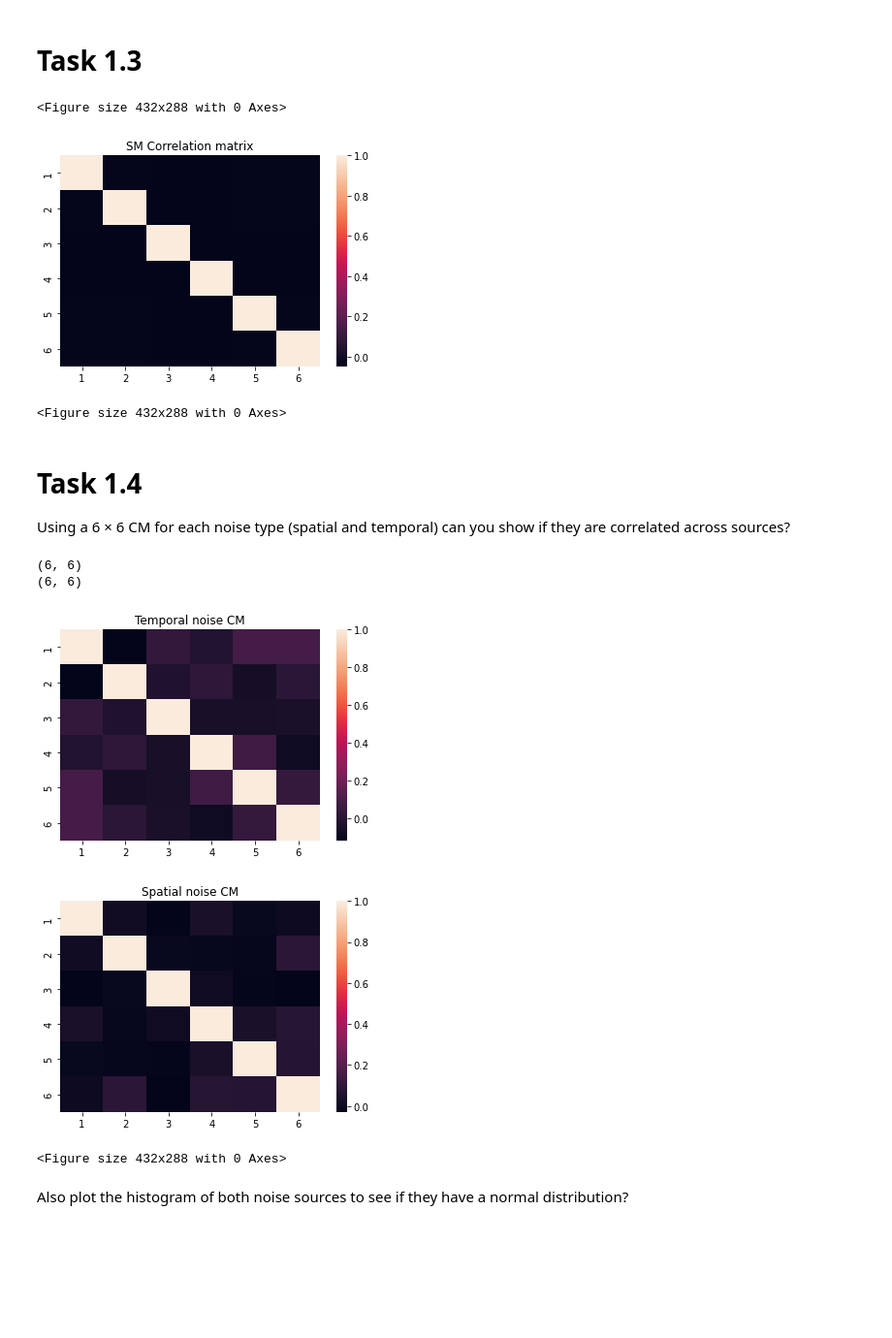
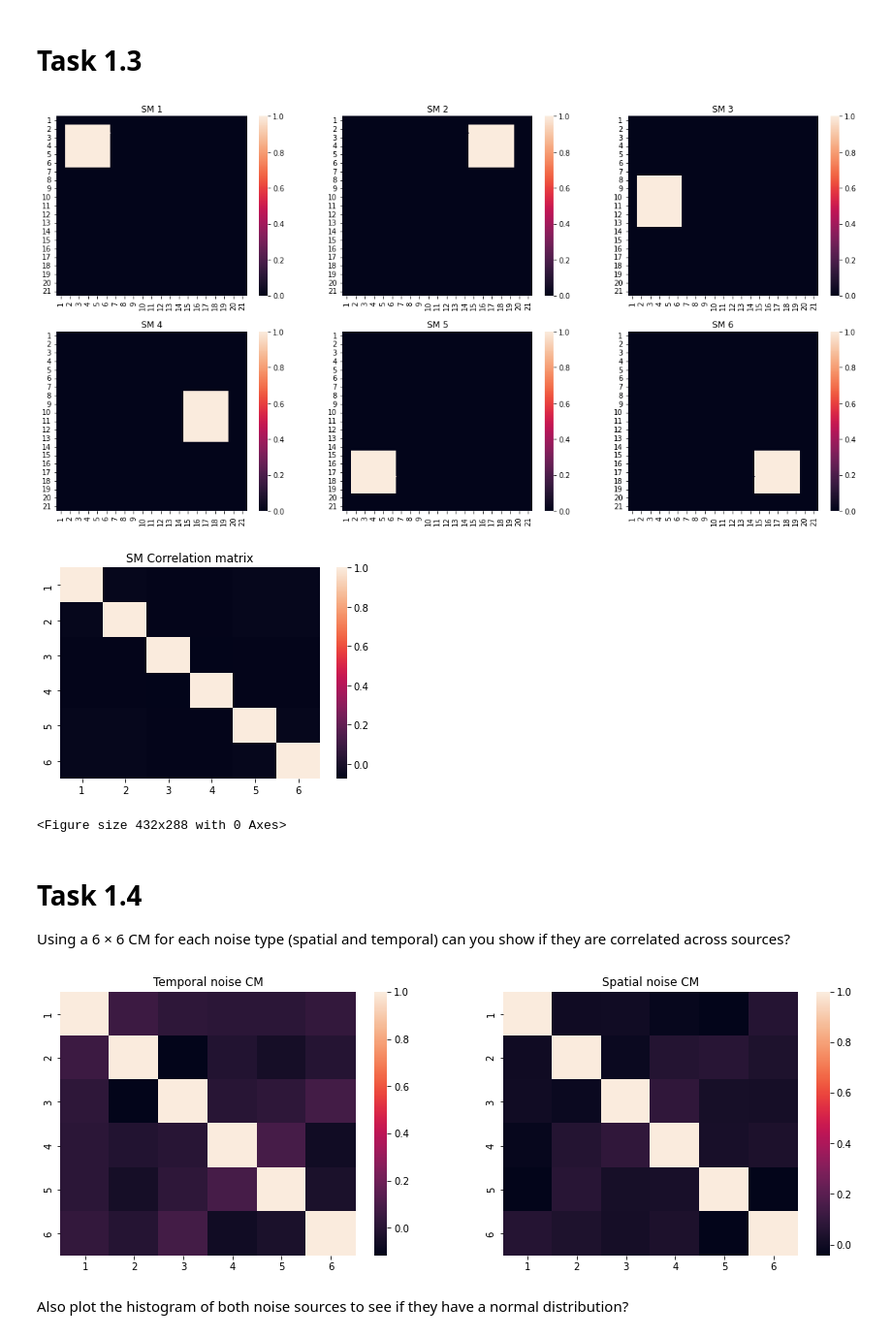
Before and after one commit to TonstarHipHop/MAST30034_Ass1, a Jupyter notebook: Q1.ipynb, the cells around one changed output. Shown: that part at 97% size. Drawn from its saved outputs; the diff is of its cells as text; code cells hidden in the pictures; blank space fills up the shorter version.

```diff
--- a/Q1.ipynb
+++ b/Q1.ipynb
@@ -80,23 +97,34 @@ Text(0.5, 1.0, 'TC Correlation matrix')
 vert_slices = {0: [2, 6], 1: [2, 6], 2:[8,13], 3:[8,13], 4:[15,19], 5:[15,19]}
 hor_slices = {0: [2, 6], 1: [15, 19], 2:[2,6], 3:[15,19], 4:[2,6], 5:[15,19]}
 
-tmpSM = []
+SM = []
 
+fig, axs = plt.subplots(2, 3, figsize=(20,10))
 for j in range(0,6):
     tmpA = np.zeros((21,21))
-    vert = [index-1 for index in vert_slices[j]]
-    hor = [index-1 for index in hor_slices[j]]
+    vert = vert_slices[j]
+    hor = hor_slices[j]
 
-    tmpA[vert[0]:vert[1], hor[0]:hor[1]] = 1
-    tmpSM.append(tmpA.flatten(order='F'))
-    sns.heatmap(tmpA, yticklabels=range(1,22), xticklabels=range(1,22))
+    # Ensure indexing produces same output as R would
+    tmpA[vert[0]-1:vert[1], hor[0]-1:hor[1]] = 1
+
+    plot_col=j
+    plot_row=0
+    if (j>=3):
+        plot_row = 1
+        plot_col = j%3
+    ax = sns.heatmap(tmpA, yticklabels=range(1,22), xticklabels=range(1,22), ax=axs[plot_row, plot_col])
+    ax.set(title=f'SM {j+1}')
     plt.title(f'SM {j+1}')
-    plt.savefig(f'./plots/SM{j+1}')
-    plt.clf()
 
-tmpSM = np.asarray(tmpSM)
+    SM.append(tmpA.flatten(order='F'))
+
+plt.savefig(f'./plots/SMs')
+plt.show()
+SM = np.asarray(SM)
+np.savetxt('data/SM.csv', SM, delimiter=',')
 # %% [output]
-<Figure size 432x288 with 0 Axes>
+[figure, added]
 # %%
 df = np.matrix.transpose(tmpSM)
 df = pd.DataFrame(df)
@@ -108,10 +136,10 @@ sns.heatmap(correlations, xticklabels=labels, yticklabels=labels)
 
 plt.title("SM Correlation matrix")
 plt.savefig(f'./plots/SM Correlation Matrix')
-plt.figure()
+plt.show()
 plt.clf()
 # %% [output]
-[figure, old version]
+[figure, new version]
 <Figure size 432x288 with 0 Axes>
 # %% [markdown]
 # Task 1.4
@@ -120,31 +148,19 @@ are correlated across sources?
 # %%
 TC_noise = np.random.normal(scale=np.sqrt(0.25), size=(240, 6))
 SM_noise = np.random.normal(scale=np.sqrt(0.015) ,size=(6, 441))
 
 TC_noise_corr = np.corrcoef(TC_noise, rowvar=False)
 SM_noise_corr = np.corrcoef(SM_noise)
 
-sns.heatmap(TC_noise_corr, yticklabels=range(1,7), xticklabels=range(1,7))
-plt.title('Temporal noise CM')
-plt.savefig(f'./plots/Temporal noise CM')
-plt.figure()
-plt.clf()
-
-sns.heatmap(SM_noise_corr, yticklabels=range(1,7), xticklabels=range(1,7))
-plt.title('Spatial noise CM')
-plt.savefig(f'./plots/Spatial noise CM')
-plt.figure()
-plt.clf()
-
-
-print(TC_noise_corr.shape)
-print(SM_noise_corr.shape)
+fig, axs = plt.subplots(1, 2, figsize=(15,5))
+ax = sns.heatmap(TC_noise_corr, yticklabels=range(1,7), xticklabels=range(1,7), ax=axs[0])
+ax.set(title='Temporal noise CM')
+ax = sns.heatmap(SM_noise_corr, yticklabels=range(1,7), xticklabels=range(1,7), ax=axs[1])
+ax.set(title='Spatial noise CM')
+plt.savefig('plots/Noise CMs')
+plt.show()
 # %% [output]
-(6, 6)
-(6, 6)
-[figure, old version]
+[figure, new version]
-[figure, removed]
-<Figure size 432x288 with 0 Axes>
 # %% [markdown]
 Also plot the histogram of both noise sources to see if
 they have a normal distribution?
```
Also changed, not shown: parts of 10 cells of this notebook, 33 other files.
